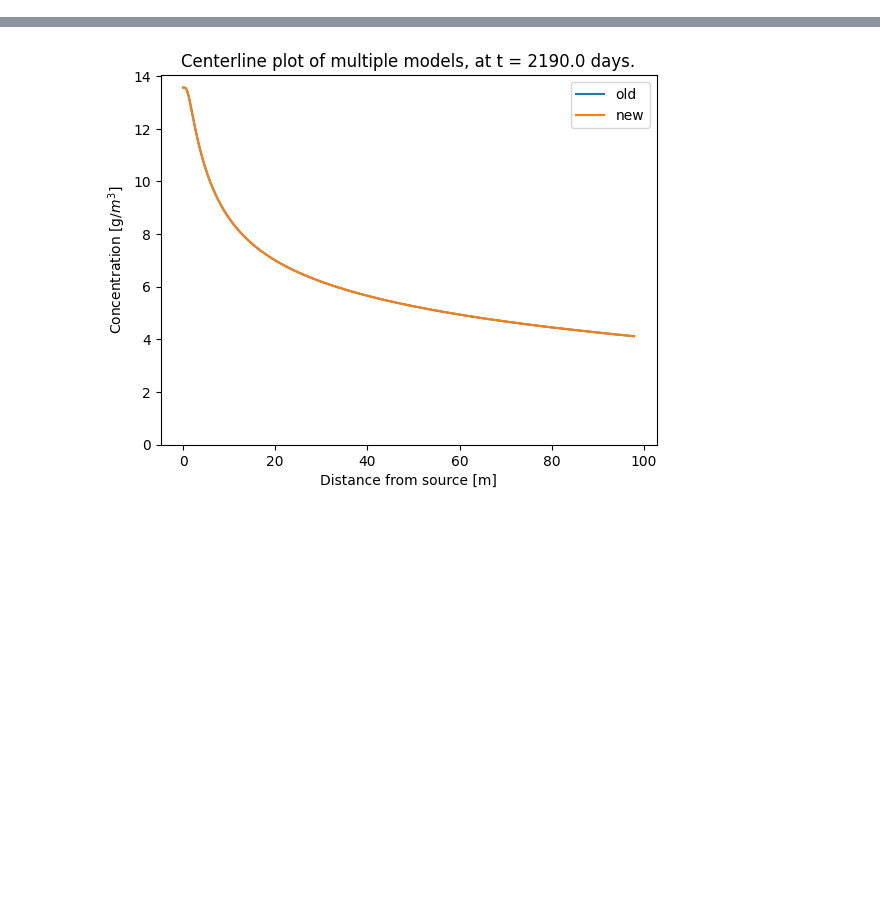
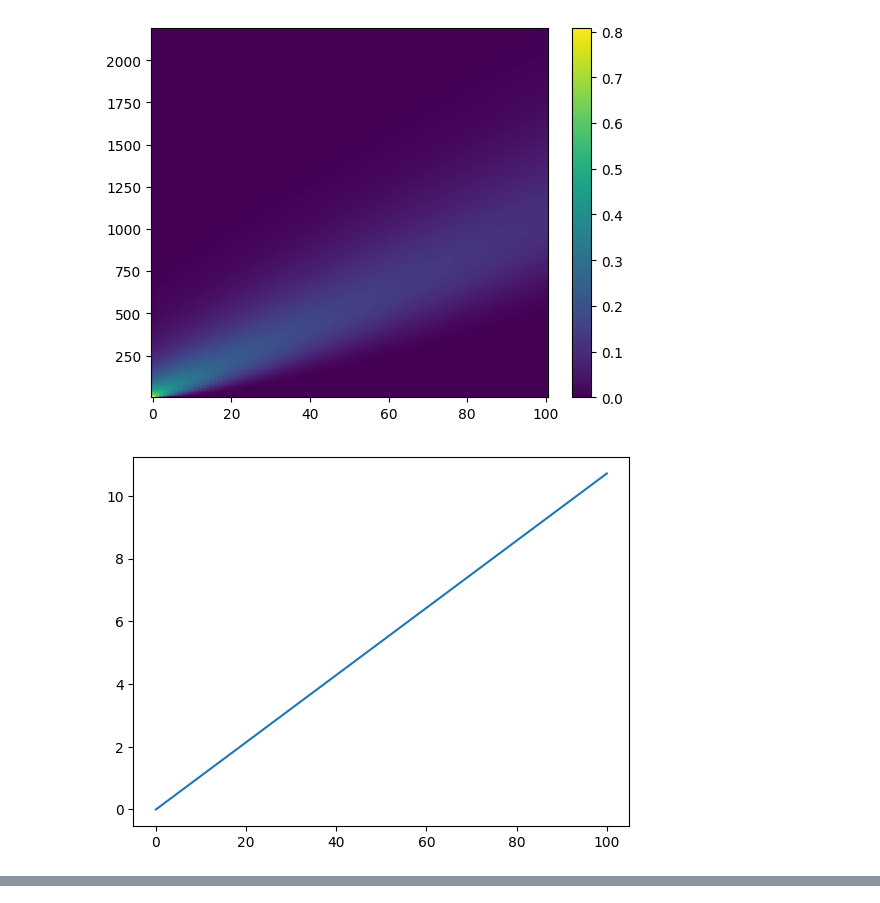
Before and after one commit to MiBiPreT/mibitrans, a Jupyter notebook: examples/additional_term.ipynb, the cells around one changed output, grey strips where cells are left out. Saved outputs shown, nothing was run; the diff lists cells and outputs as text; code cells hidden in the pictures; blank space fills up the shorter version.

```diff
--- a/examples/additional_term.ipynb
+++ b/examples/additional_term.ipynb
@@ -4,0 +87,17 @@ import matplotlib.pyplot as plt
+# %%
+exp_term = np.exp(xxx * rv / (alpha_x * rv))
+erfc_term = erfc(erfc_inner)
+term = exp_term * erfc_term
+plt.pcolormesh(xxx[None, None, :], ttt[:, None, None], term[:, 0, :])
+plt.colorbar()
+plt.show()
+
+plt.plot(xxx[0, 0, :], np.log10(exp_term[0, 0, :]))
+plt.show()
+
+plt.pcolormesh(xxx[None, None, :], ttt[:, None, None], np.log10(erfc_term[:, 0, :]))
+plt.colorbar()
+plt.show()
+# %% [output]
+[figure, added]
+[figure, added]
@@ -61,11 +161,3 @@ model = mbt.ModelParameters(
     # Model time discretization step size, in [days]
     dt = 365 / 5
 )
-# %%
-add_old = mbt.domenico.NoDecay(hydro, att, source, model)
-add_new = mbt.domenico.NoDecay(hydro, att, source, model)
-
-mbt.centerline([add_old, add_new], legend_names=["old", "new"])
-plt.show()
-# %% [output]
-[figure, removed]
```
Also changed, not shown: parts of 10 cells of this notebook, 3 other files.
